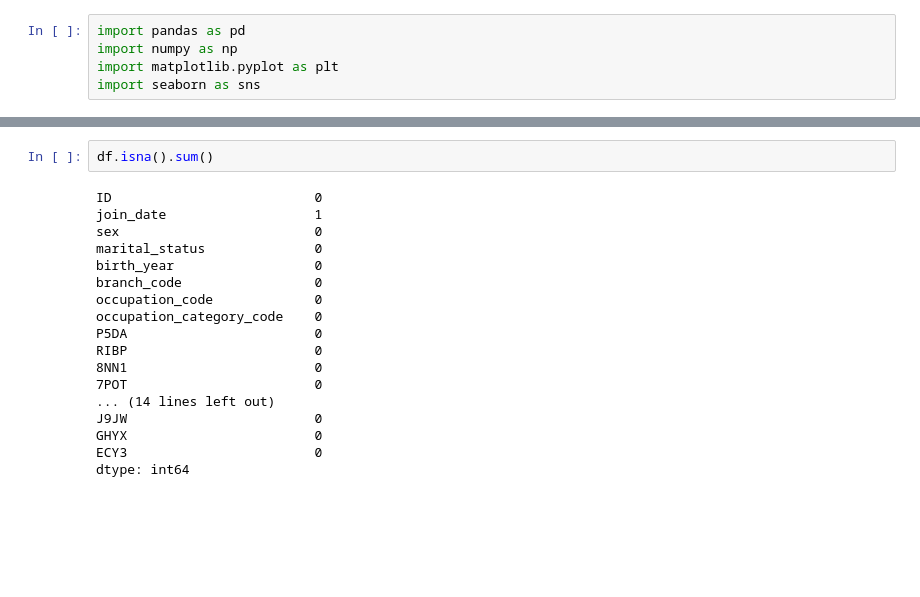
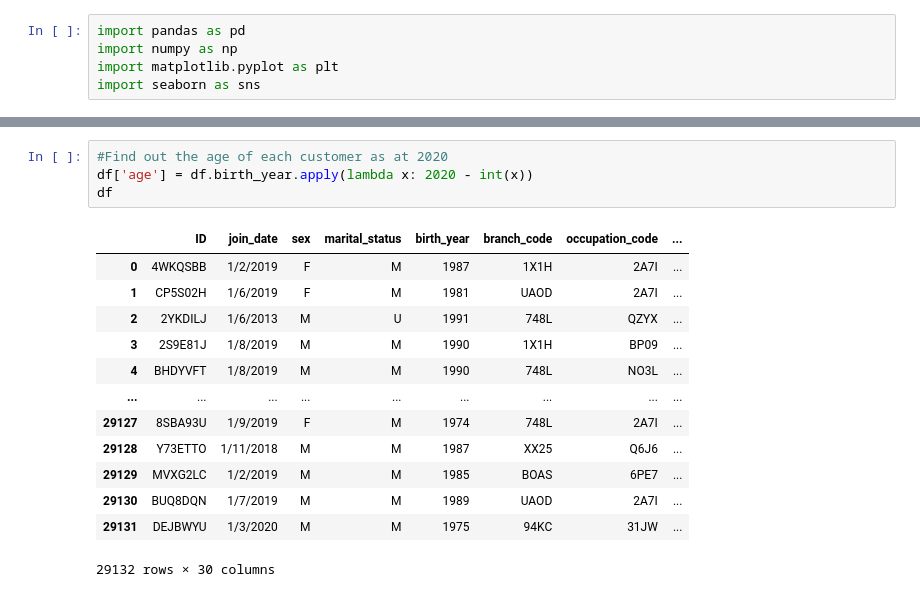
Before and after one commit to pasDamola/insurance_recommendation_system, a Jupyter notebook: insurance.ipynb, the cells around one changed output, grey strips where cells are left out. Drawn from its saved outputs; the diff is of its cells as text; blank space fills up the shorter version.

```diff
--- a/insurance.ipynb
+++ b/insurance.ipynb
@@ -17,20 +18,18 @@ df.head()
-# %%
-df.isna().sum()
-# %% [output]
-ID                          0
-join_date                   1
-sex                         0
-marital_status              0
-birth_year                  0
-branch_code                 0
-occupation_code             0
-occupation_category_code    0
-P5DA                        0
-RIBP                        0
-8NN1                        0
-7POT                        0
-... (14 lines left out)
-J9JW                        0
-GHYX                        0
-ECY3                        0
-dtype: int64
+# %%
+#Find out the age of each customer as at 2020
+df['age'] = df.birth_year.apply(lambda x: 2020 - int(x))
+df
+# %% [output]
+|  | ID | join_date | sex | marital_status | birth_year | branch_code | occupation_code | ... |
+| 0 | 4WKQSBB | 1/2/2019 | F | M | 1987 | 1X1H | 2A7I | ... |
+| 1 | CP5S02H | 1/6/2019 | F | M | 1981 | UAOD | 2A7I | ... |
+| 2 | 2YKDILJ | 1/6/2013 | M | U | 1991 | 748L | QZYX | ... |
+| 3 | 2S9E81J | 1/8/2019 | M | M | 1990 | 1X1H | BP09 | ... |
+| 4 | BHDYVFT | 1/8/2019 | M | M | 1990 | 748L | NO3L | ... |
+| ... | ... | ... | ... | ... | ... | ... | ... | ... |
+| 29127 | 8SBA93U | 1/9/2019 | F | M | 1974 | 748L | 2A7I | ... |
+| 29128 | Y73ETTO | 1/11/2018 | M | M | 1987 | XX25 | Q6J6 | ... |
+| 29129 | MVXG2LC | 1/2/2019 | M | M | 1985 | BOAS | 6PE7 | ... |
+| 29130 | BUQ8DQN | 1/7/2019 | M | M | 1989 | UAOD | 2A7I | ... |
+| 29131 | DEJBWYU | 1/3/2020 | M | M | 1975 | 94KC | 31JW | ... |
+29132 rows × 30 columns
```
Also changed, not shown: parts of 5 cells of this notebook.
